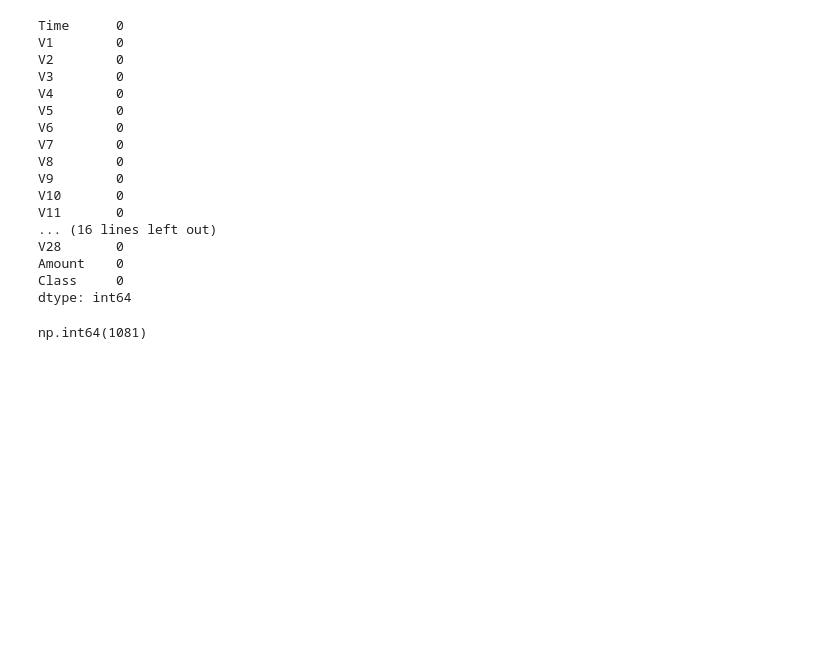
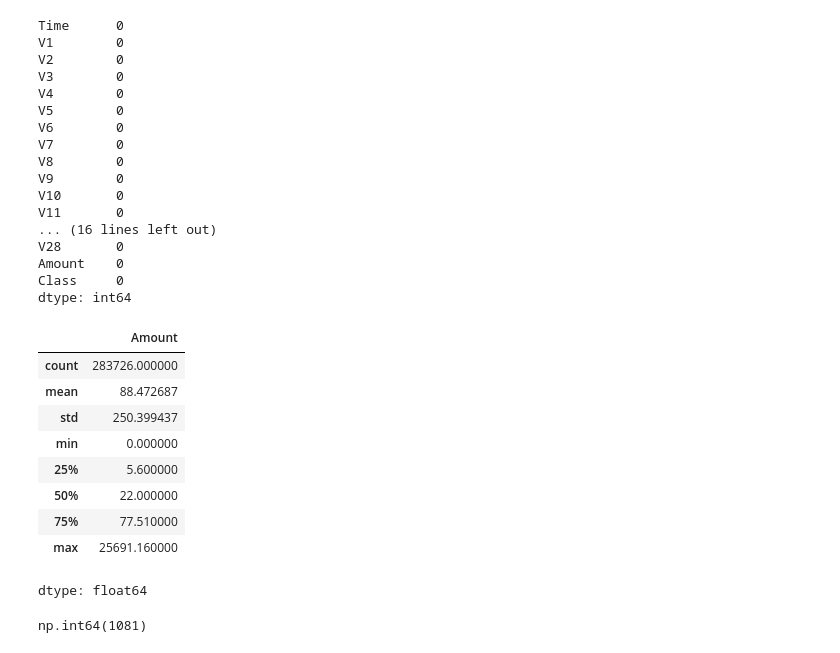
Before and after one commit to skytecat/FraudDetection, a Jupyter notebook: FraudDetection.ipynb, the cells around one changed output. Drawn from its saved outputs; the diff is of its cells as text; code cells hidden in the pictures; blank space fills up the shorter version.

```diff
--- a/FraudDetection.ipynb
+++ b/FraudDetection.ipynb
@@ -58,6 +58,19 @@ V28       0
 Amount    0
 Class     0
 dtype: int64
+# %%
+data['Amount'].describe()
+# %% [output]
+|  | Amount |
+| count | 283726.000000 |
+| mean | 88.472687 |
+| std | 250.399437 |
+| min | 0.000000 |
+| 25% | 5.600000 |
+| 50% | 22.000000 |
+| 75% | 77.510000 |
+| max | 25691.160000 |
+dtype: float64
 # %%
 data.duplicated().sum() #Check for duplicates
 # %% [output]
```
Also changed, not shown: parts of 4 cells of this notebook.
